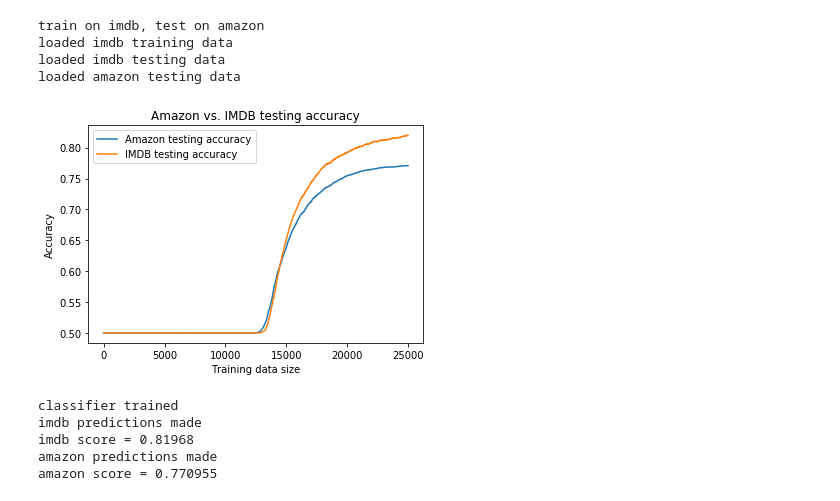
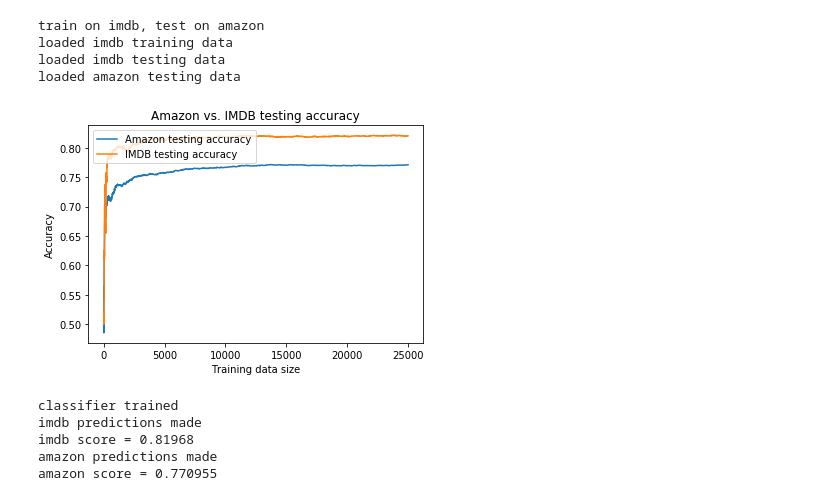
Before and after one commit to ninatchang/CIS519-final-project, a Jupyter notebook: naive_bayes.ipynb, the cells around one changed output. Cells and saved outputs as stored; diff of their text form; code cells hidden in the pictures.

Commit message:
updates and new graphs on jupyter notebook

```diff
--- a/naive_bayes.ipynb
+++ b/naive_bayes.ipynb
@@ -104,7 +104,7 @@ def run_naive_bayes(x_train, y_train, amazon_test_x, amazon_test_y, imdb_test_x,
 	x = []
 	amazon_testing_score = []
 	imdb_testing_score = []
-	for i in range(1, x_train.shape[0], 10000):
+	for i in range(1, x_train.shape[0], 10):
 		x.append(i)
 		nb = naive_bayes(x_train[:i], y_train[:i])
 		amazon_pred_label = nb.predict(amazon_test_x)
@@ -126,6 +126,8 @@ def run_naive_bayes(x_train, y_train, amazon_test_x, amazon_test_y, imdb_test_x,
 	plt.ylabel('Accuracy')
 	plt.xlabel('Training data size')
 	plt.show()
+
+	return (x, amazon_testing_score, imdb_testing_score)
 # %%
 training_amazon = "./data/train.ft.txt"
 testing_amazon = "./data/test.ft.txt"
@@ -188,6 +201,6 @@ loaded imdb training data
 loaded imdb testing data
 loaded amazon testing data
 # %%
-run_naive_bayes(imdb_training_x, imdb_training_y, amazon_testing_x, amazon_testing_y, imdb_testing_x, imdb_testing_y)
+x1, amazon_testing_score1, imdb_testing_score1 = run_naive_bayes(imdb_training_x, imdb_training_y, amazon_testing_x, amazon_testing_y, imdb_testing_x, imdb_testing_y)
 # %% [output]
-[figure, old version]
+[figure, new version]
```
Also changed, not shown: parts of 3 cells of this notebook.
